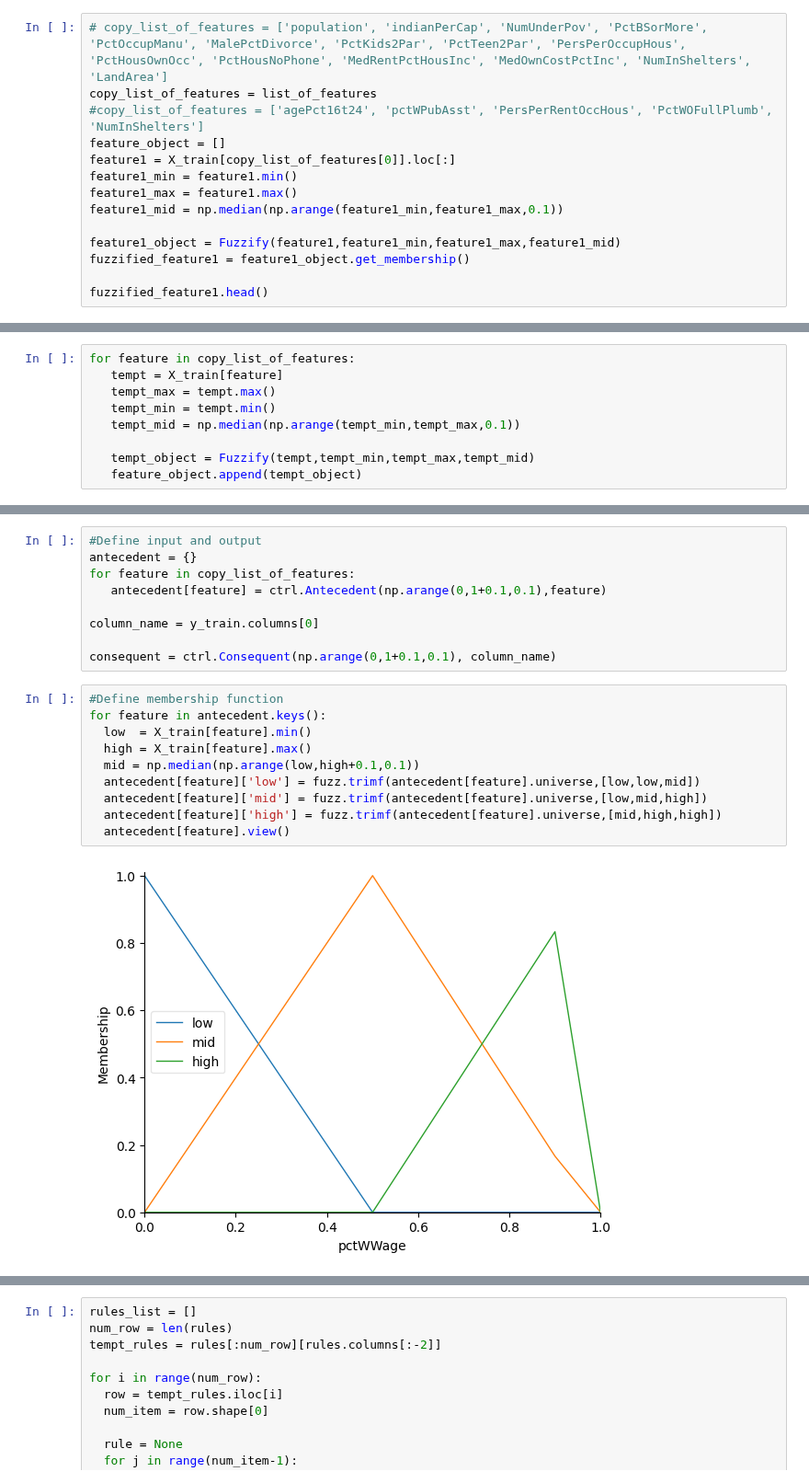
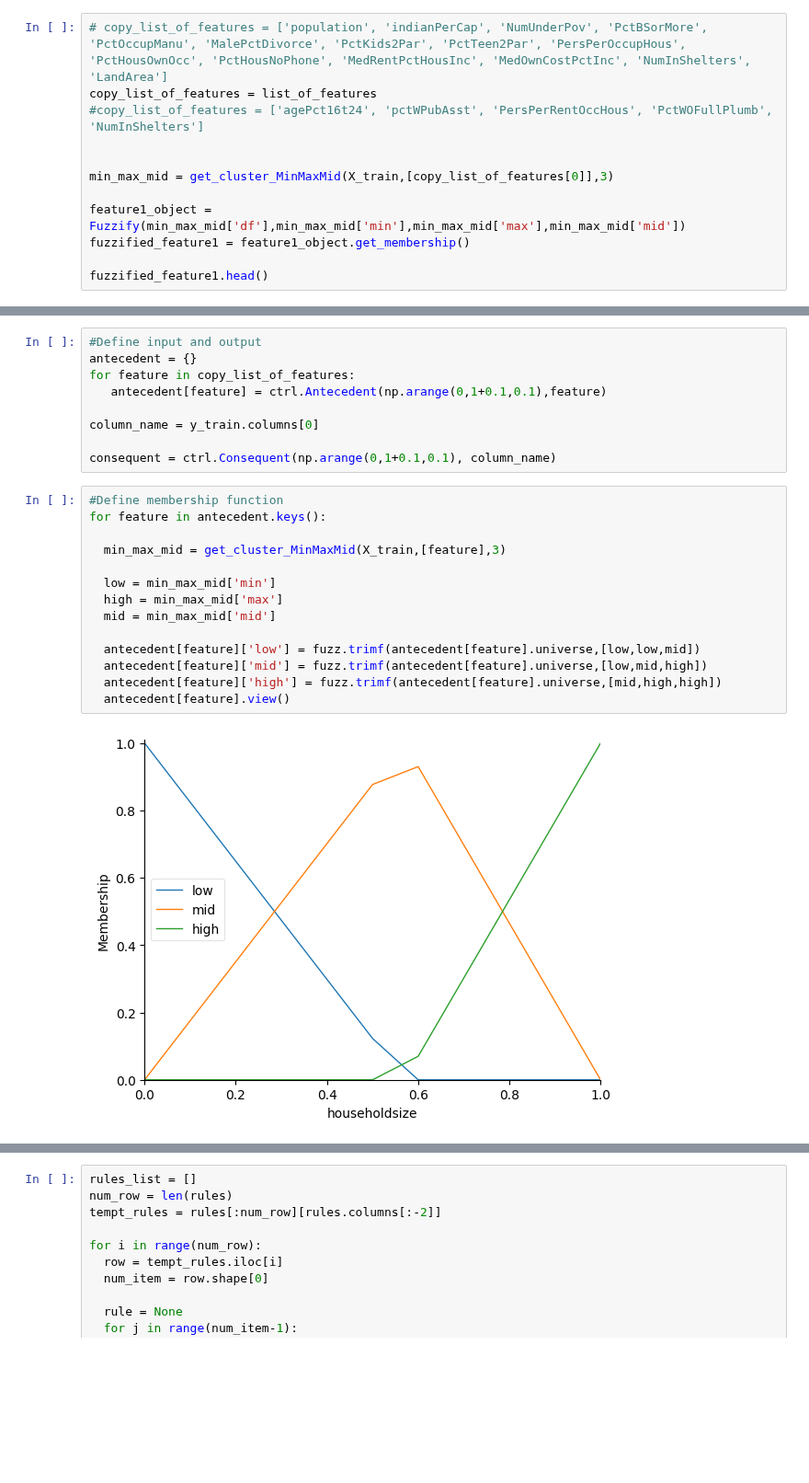
Before and after one commit to yeesem/Soft-Computing, a Jupyter notebook: Soft_Computing_Assignment_Fuzzy_Logic.ipynb, the cells around one changed output, grey strips where cells are left out. Shown at 92% size. Cells and saved outputs as stored; diff of their text form; blank space fills up the shorter version.

```diff
--- a/Soft_Computing_Assignment_Fuzzy_Logic.ipynb
+++ b/Soft_Computing_Assignment_Fuzzy_Logic.ipynb
@@ -515,13 +545,11 @@ class Fuzzify(object):
 # copy_list_of_features = ['population', 'indianPerCap', 'NumUnderPov', 'PctBSorMore', 'PctOccupManu', 'MalePctDivorce', 'PctKids2Par', 'PctTeen2Par', 'PersPerOccupHous', 'PctHousOwnOcc', 'PctHousNoPhone', 'MedRentPctHousInc', 'MedOwnCostPctInc', 'NumInShelters', 'LandArea']
 copy_list_of_features = list_of_features
 #copy_list_of_features = ['agePct16t24', 'pctWPubAsst', 'PersPerRentOccHous', 'PctWOFullPlumb', 'NumInShelters']
-feature_object = []
-feature1 = X_train[copy_list_of_features[0]].loc[:]
-feature1_min = feature1.min()
-feature1_max = feature1.max()
-feature1_mid = np.median(np.arange(feature1_min,feature1_max,0.1))
 
-feature1_object = Fuzzify(feature1,feature1_min,feature1_max,feature1_mid)
+
+min_max_mid = get_cluster_MinMaxMid(X_train,[copy_list_of_features[0]],3)
+
+feature1_object = Fuzzify(min_max_mid['df'],min_max_mid['min'],min_max_mid['max'],min_max_mid['mid'])
 fuzzified_feature1 = feature1_object.get_membership()
 
 fuzzified_feature1.head()
@@ -535,9 +562,0 @@ fuzzified_feature1.head()
-# %%
-for feature in copy_list_of_features:
-   tempt = X_train[feature]
-   tempt_max = tempt.max()
-   tempt_min = tempt.min()
-   tempt_mid = np.median(np.arange(tempt_min,tempt_max,0.1))
-
-   tempt_object = Fuzzify(tempt,tempt_min,tempt_max,tempt_mid)
-   feature_object.append(tempt_object)
@@ -619,12 +721,16 @@ consequent = ctrl.Consequent(np.arange(0,1+0.1,0.1), column_name)
 # %%
 #Define membership function
 for feature in antecedent.keys():
-  low  = X_train[feature].min()
-  high = X_train[feature].max()
-  mid = np.median(np.arange(low,high+0.1,0.1))
+
+  min_max_mid = get_cluster_MinMaxMid(X_train,[feature],3)
+
+  low = min_max_mid['min']
+  high = min_max_mid['max']
+  mid = min_max_mid['mid']
+
   antecedent[feature]['low'] = fuzz.trimf(antecedent[feature].universe,[low,low,mid])
   antecedent[feature]['mid'] = fuzz.trimf(antecedent[feature].universe,[low,mid,high])
   antecedent[feature]['high'] = fuzz.trimf(antecedent[feature].universe,[mid,high,high])
   antecedent[feature].view()
 # %% [output]
-[figure, old version]
+[figure, new version]
```
Also changed, not shown: parts of 16 cells of this notebook.
